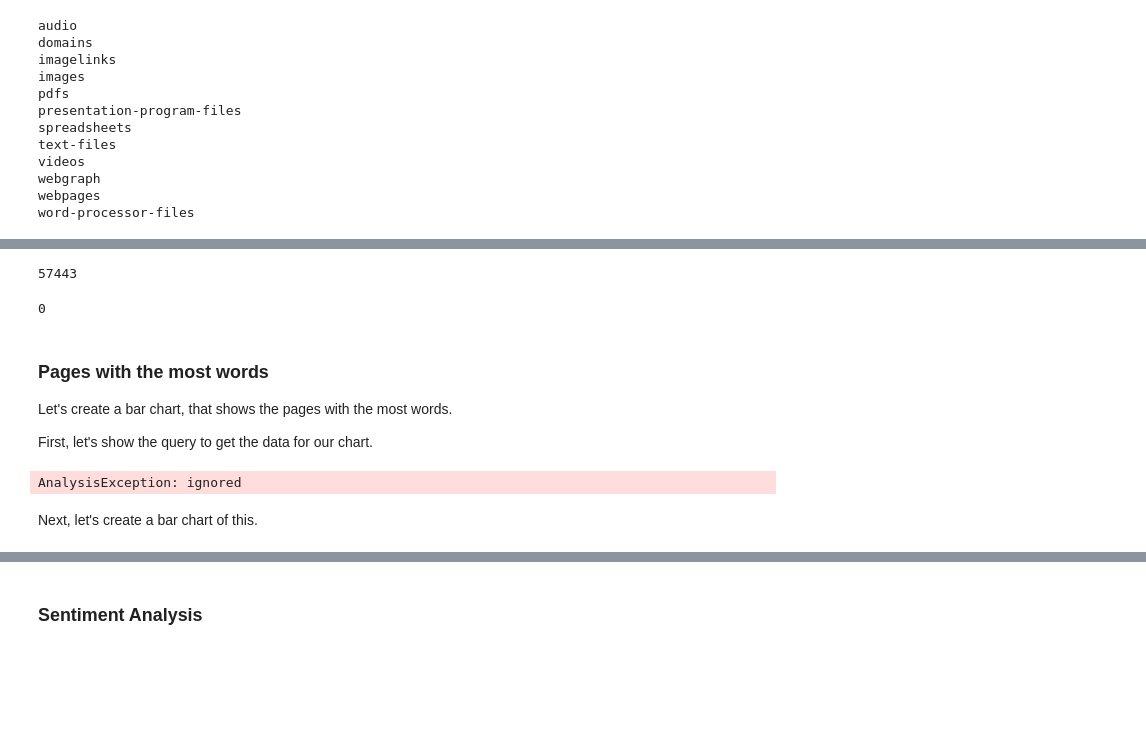
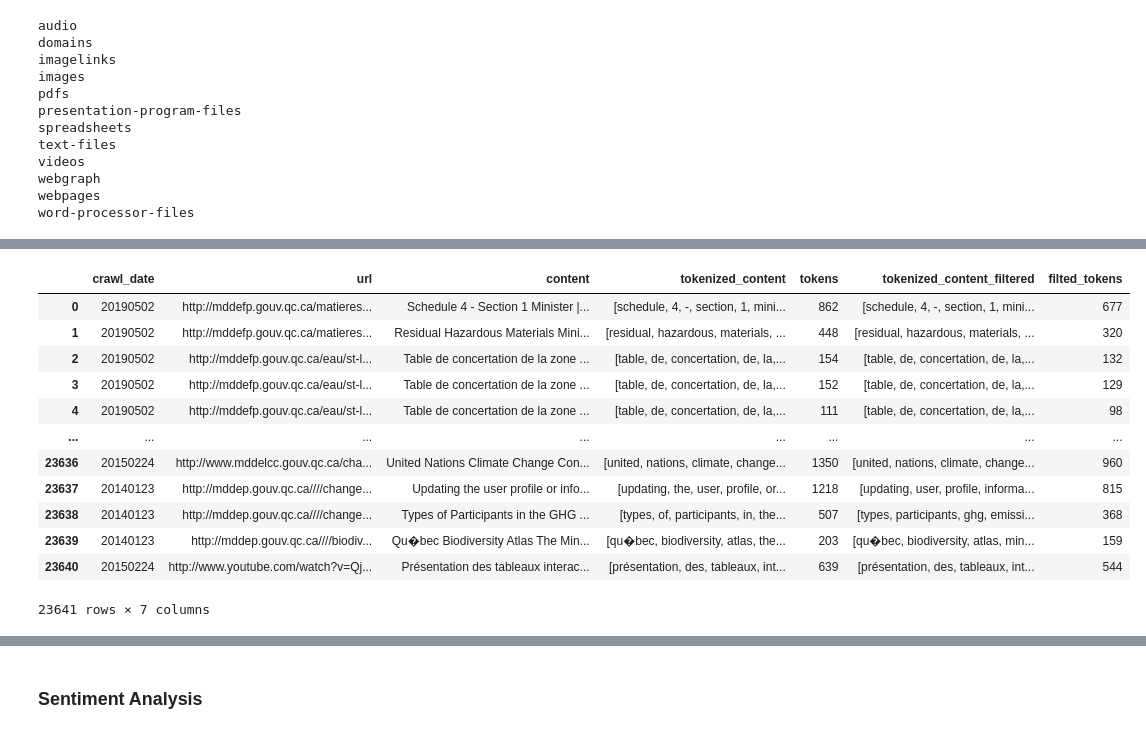
Before and after one commit to archivesunleashed/notebooks, a Jupyter notebook: parquet_text_analyis.ipynb, the cells around one changed output, grey strips where cells are left out. Drawn from its saved outputs; the diff is of its cells as text; code cells hidden in the pictures; blank space fills up the shorter version.

Commit message:
Start combining PySpark and Pandas

```diff
--- a/parquet_text_analyis.ipynb
+++ b/parquet_text_analyis.ipynb
@@ -90,0 +148,2 @@ spark = SparkSession.builder.master("local[*]").getOrCreate()
+# %%
+english_pages = pages.filter(pages['language'] == 'en')
@@ -90,0 +163,6 @@ spark = SparkSession.builder.master("local[*]").getOrCreate()
+# %%
+french_tokenized = tokenizer.transform(english_pages)\
+                      .select("crawl_date", "url", "content", "tokenized_content")\
+                      .withColumn("tokens", countTokens(col("tokenized_content")))
+
+french_tokenized.show()
@@ -90,0 +213,8 @@ spark = SparkSession.builder.master("local[*]").getOrCreate()
+# %%
+StopWordsRemover.loadDefaultStopWords('french')
+
+remover = StopWordsRemover(inputCol="tokenized_content", outputCol="tokenized_content_filtered")
+
+french_stopwords = remover.transform(french_tokenized).withColumn("filted_tokens", countTokens(col("tokenized_content_filtered")))
+
+french_stopwords.show()
@@ -210,22 +381,18 @@ pages['tokenized_text_count'].std()
-# %%
-pages['tokenized_text_count'].max()
-# %% [output]
-57443
-# %%
-pages['tokenized_text_count'].min()
-# %% [output]
-0
-# %% [markdown]
-### Pages with the most words
-
-Let's create a bar chart, that shows the pages with the most words.
-
-First, let's show the query to get the data for our chart.
-# %%
-word_count = pages[['url', 'tokenized_text_count']].sort_values(by='tokenized_text_count', ascending=False).head(25)
-word_count
-# %% [output]
-AnalysisException: ignored
-# %% [markdown]
-Next, let's create a bar chart of this.
+# %%
+french_pages_pd = french_stopwords.toPandas()
+french_pages_pd
+# %% [output]
+|  | crawl_date | url | content | tokenized_content | tokens | tokenized_content_filtered | filted_tokens |
+| 0 | 20190502 | http://mddefp.gouv.qc.ca/matieres... | Schedule 4 - Section 1 Minister |... | [schedule, 4, -, section, 1, mini... | 862 | [schedule, 4, -, section, 1, mini... | 677 |
+| 1 | 20190502 | http://mddefp.gouv.qc.ca/matieres... | Residual Hazardous Materials Mini... | [residual, hazardous, materials, ... | 448 | [residual, hazardous, materials, ... | 320 |
+| 2 | 20190502 | http://mddefp.gouv.qc.ca/eau/st-l... | Table de concertation de la zone ... | [table, de, concertation, de, la,... | 154 | [table, de, concertation, de, la,... | 132 |
+| 3 | 20190502 | http://mddefp.gouv.qc.ca/eau/st-l... | Table de concertation de la zone ... | [table, de, concertation, de, la,... | 152 | [table, de, concertation, de, la,... | 129 |
+| 4 | 20190502 | http://mddefp.gouv.qc.ca/eau/st-l... | Table de concertation de la zone ... | [table, de, concertation, de, la,... | 111 | [table, de, concertation, de, la,... | 98 |
+| ... | ... | ... | ... | ... | ... | ... | ... |
+| 23636 | 20150224 | http://www.mddelcc.gouv.qc.ca/cha... | United Nations Climate Change Con... | [united, nations, climate, change... | 1350 | [united, nations, climate, change... | 960 |
+| 23637 | 20140123 | http://mddep.gouv.qc.ca////change... | Updating the user profile or info... | [updating, the, user, profile, or... | 1218 | [updating, user, profile, informa... | 815 |
+| 23638 | 20140123 | http://mddep.gouv.qc.ca////change... | Types of Participants in the GHG ... | [types, of, participants, in, the... | 507 | [types, participants, ghg, emissi... | 368 |
+| 23639 | 20140123 | http://mddep.gouv.qc.ca////biodiv... | Qu�bec Biodiversity Atlas The Min... | [qu�bec, biodiversity, atlas, the... | 203 | [qu�bec, biodiversity, atlas, min... | 159 |
+| 23640 | 20150224 | http://www.youtube.com/watch?v=Qj... | Présentation des tableaux interac... | [présentation, des, tableaux, int... | 639 | [présentation, des, tableaux, int... | 544 |
+23641 rows × 7 columns
 # %%
```
Also changed, not shown: parts of 59 cells of this notebook.
